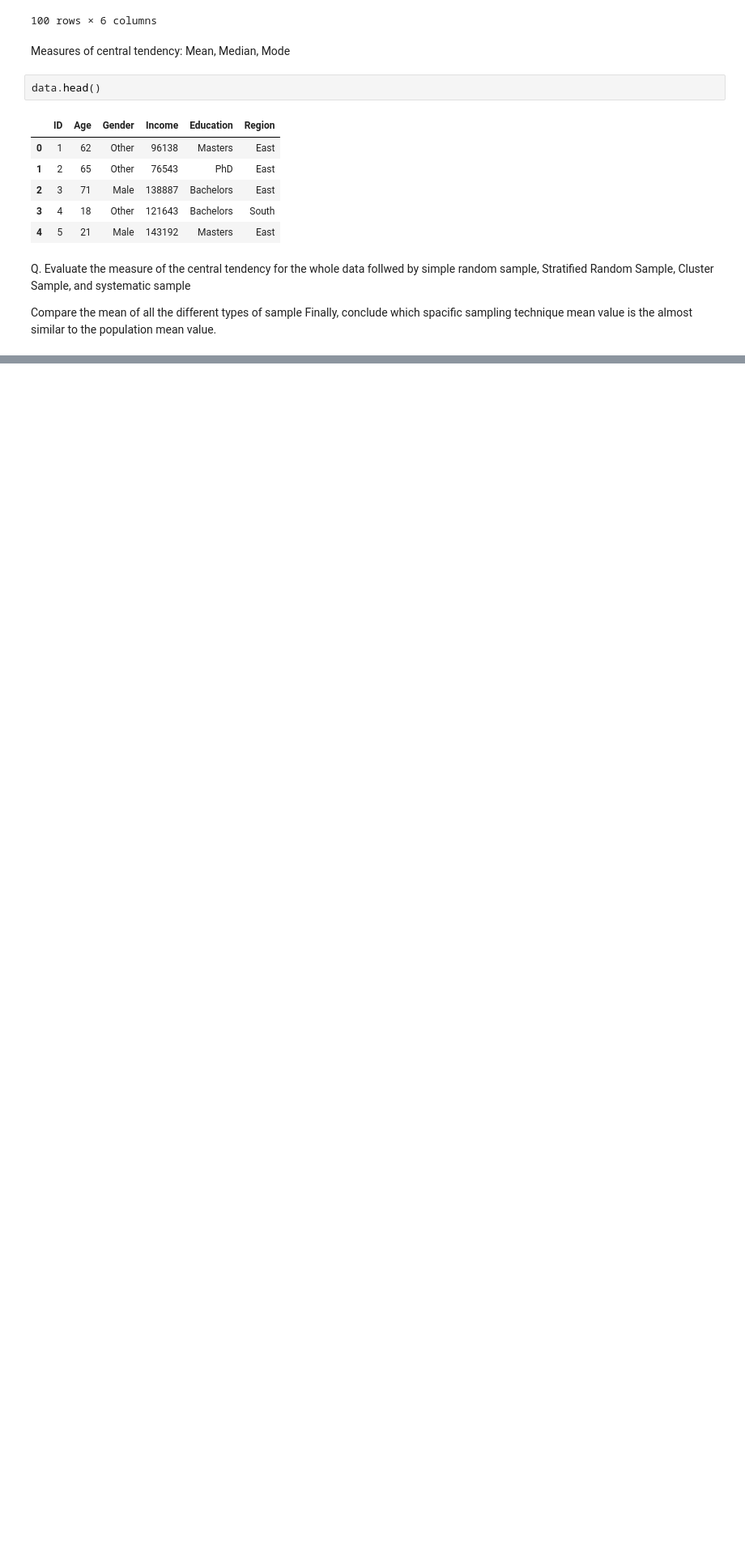
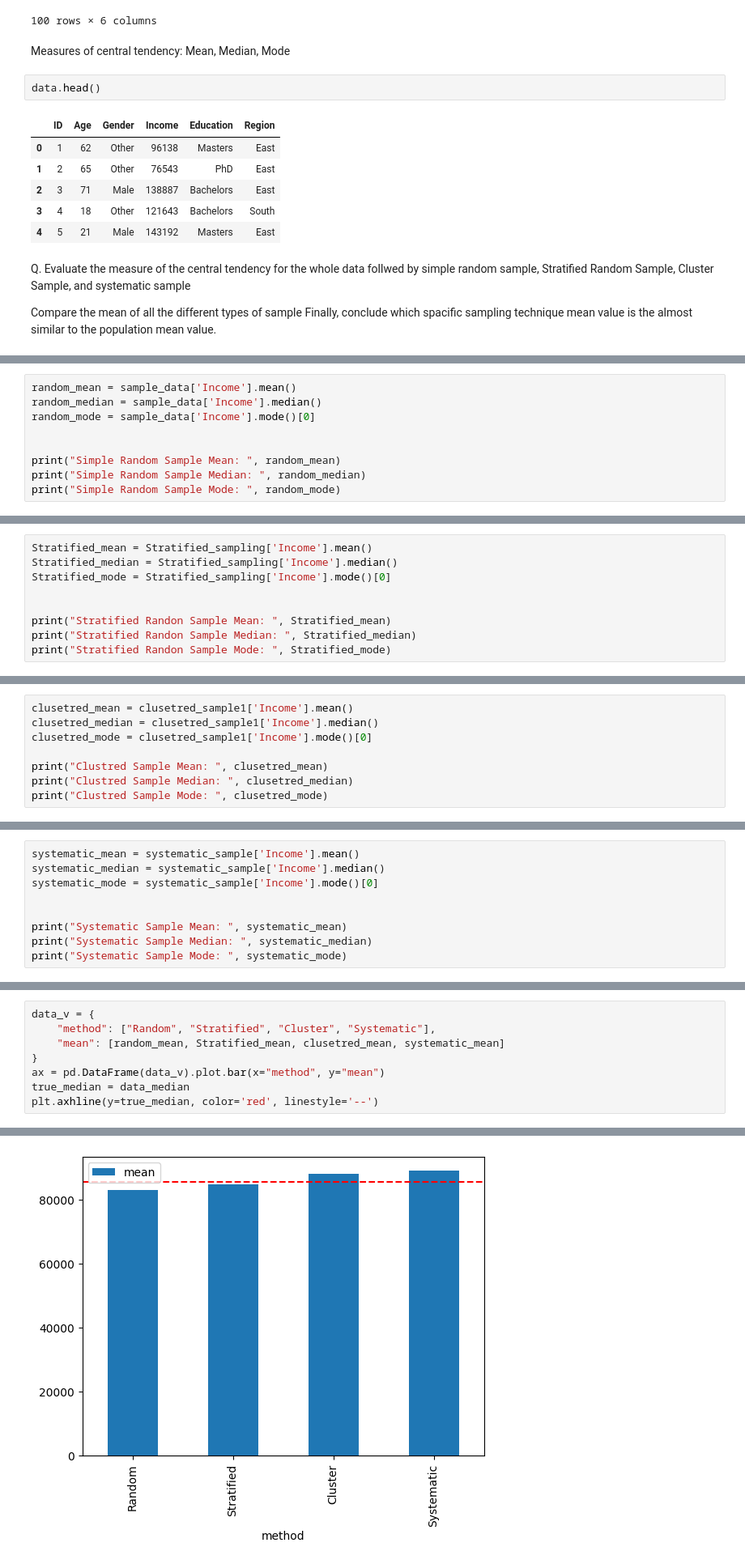
Before and after one commit to SinghAbh1shek/statistics, a Jupyter notebook: 02_DescriptiveStats_Sampling_Techniques.ipynb, the cells around one changed output, grey strips where cells are left out. Shown: that part at 81% size. Drawn from its saved outputs; the diff is of its cells as text; blank space fills up the shorter version.

```diff
--- a/02_DescriptiveStats_Sampling_Techniques.ipynb
+++ b/02_DescriptiveStats_Sampling_Techniques.ipynb
@@ -192,0 +180,9 @@ Systematic Sample median:  94080.0
+# %%
+random_mean = sample_data['Income'].mean()
+random_median = sample_data['Income'].median()
+random_mode = sample_data['Income'].mode()[0]
+
+
+print("Simple Random Sample Mean: ", random_mean)
+print("Simple Random Sample Median: ", random_median)
+print("Simple Random Sample Mode: ", random_mode)
@@ -192,0 +193,9 @@ Systematic Sample median:  94080.0
+# %%
+Stratified_mean = Stratified_sampling['Income'].mean()
+Stratified_median = Stratified_sampling['Income'].median()
+Stratified_mode = Stratified_sampling['Income'].mode()[0]
+
+
+print("Stratified Randon Sample Mean: ", Stratified_mean)
+print("Stratified Randon Sample Median: ", Stratified_median)
+print("Stratified Randon Sample Mode: ", Stratified_mode)
@@ -192,0 +206,8 @@ Systematic Sample median:  94080.0
+# %%
+clusetred_mean = clusetred_sample1['Income'].mean()
+clusetred_median = clusetred_sample1['Income'].median()
+clusetred_mode = clusetred_sample1['Income'].mode()[0]
+
+print("Clustred Sample Mean: ", clusetred_mean)
+print("Clustred Sample Median: ", clusetred_median)
+print("Clustred Sample Mode: ", clusetred_mode)
@@ -192,0 +218,9 @@ Systematic Sample median:  94080.0
+# %%
+systematic_mean = systematic_sample['Income'].mean()
+systematic_median = systematic_sample['Income'].median()
+systematic_mode = systematic_sample['Income'].mode()[0]
+
+
+print("Systematic Sample Mean: ", systematic_mean)
+print("Systematic Sample Median: ", systematic_median)
+print("Systematic Sample Mode: ", systematic_mode)
@@ -192,0 +231,9 @@ Systematic Sample median:  94080.0
+# %%
+data_v = {
+    "method": ["Random", "Stratified", "Cluster", "Systematic"],
+    "mean": [random_mean, Stratified_mean, clusetred_mean, systematic_mean]
+}
+ax = pd.DataFrame(data_v).plot.bar(x="method", y="mean")
+true_median = data_median
+plt.axhline(y=true_median, color='red', linestyle='--')
+# %% [output]
@@ -192,0 +241 @@ Systematic Sample median:  94080.0
+[figure, added]
```
Also changed, not shown: parts of 18 cells of this notebook.
